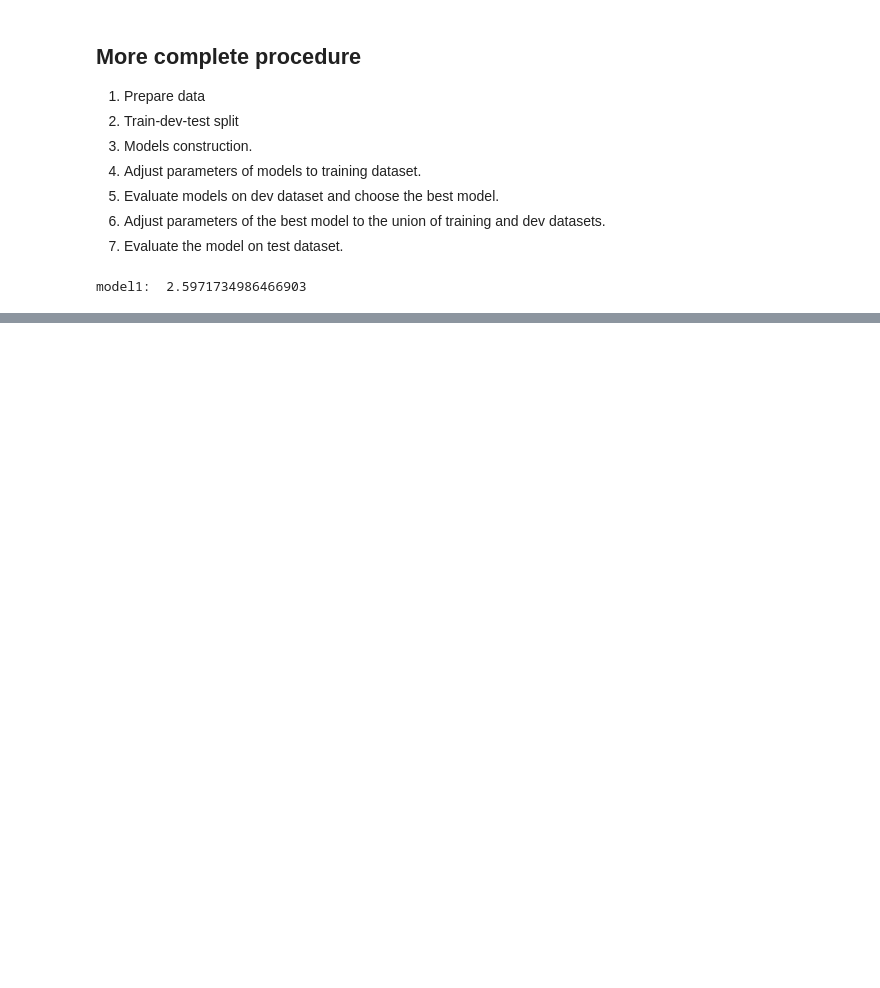
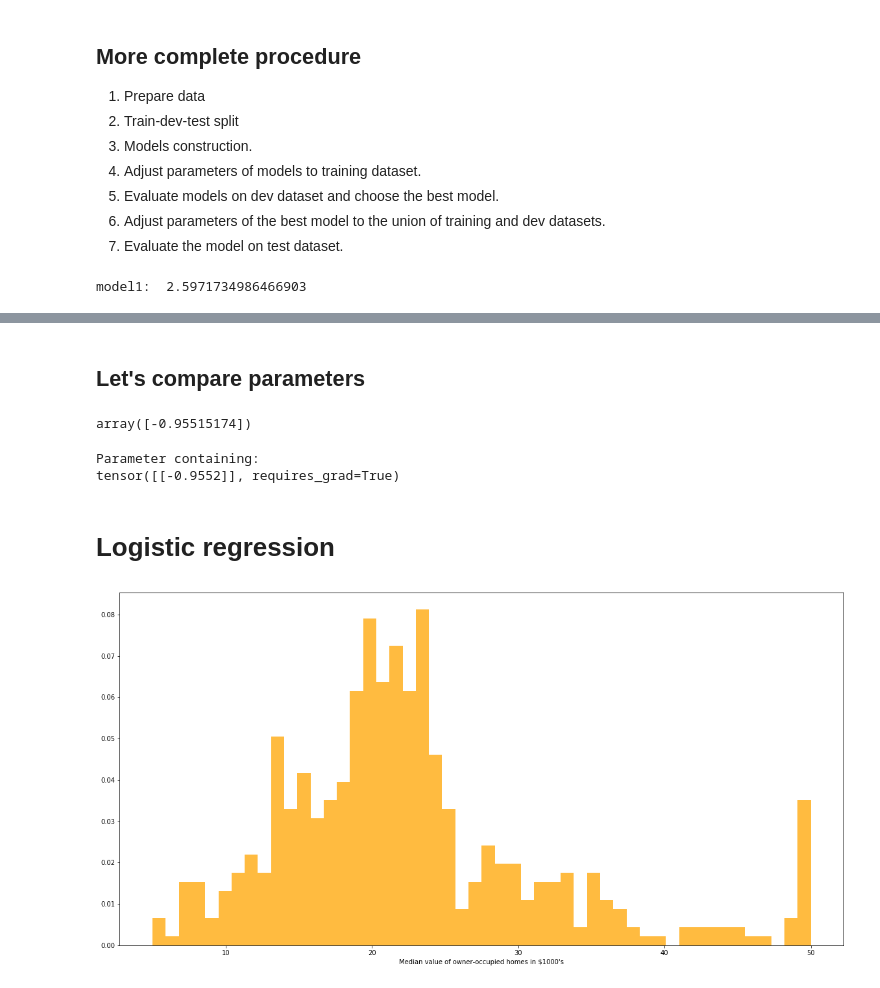
Before and after one commit to sbartek/intro-to-pytorch, a Jupyter notebook: 005-into-ml.ipynb, the cells around one changed output, grey strips where cells are left out. Saved outputs shown, nothing was run; the diff lists cells and outputs as text; code cells hidden in the pictures; blank space fills up the shorter version.

```diff
--- a/005-into-ml.ipynb
+++ b/005-into-ml.ipynb
@@ -162,0 +171,21 @@ model1:  2.5971734986466903
+# %%
+import torch
+import torch.nn as nn
+import torch.optim as optim
+import torch.nn.functional as F
+
+# translate numpy to torch's objects
+def torch_X_y(X_train, X_test, y_train, y_test):
+    X_train_torch = torch.from_numpy(X_train).float()
+    X_test_torch = torch.from_numpy(X_test).float()
+    y_train_torch = torch.tensor(y_train).float()
+    y_test_torch = torch.tensor(y_test).float()
+    return X_train_torch, X_test_torch, y_train_torch, y_test_torch
+
+# 1. Prepare data
+X = boston.data[:, [12]]
+y = boston.target
+
+# 2. Train-test split
+X_train, X_test, y_train, y_test = train_test_split(X, y, random_state=666, test_size=0.1)
+X_train_torch, X_test_torch, y_train_torch, y_test_torch = torch_X_y(X_train, X_test, y_train, y_test)
@@ -162,0 +227,19 @@ model1:  2.5971734986466903
+# %% [markdown]
+## Let's compare parameters
+# %%
+skl_linear_model.coef_
+# %% [output]
+array([-0.95515174])
+# %%
+model.weight
+# %% [output]
+Parameter containing:
+tensor([[-0.9552]], requires_grad=True)
+# %% [markdown]
+# Logistic regression
+# %%
+n, bins, patches = plt.hist(y, 50, density=1, facecolor='orange', alpha=0.75)
+plt.xlabel("Median value of owner-occupied homes in $1000's")
+plt.show()
+# %% [output]
+[figure, added]
```
Also changed, not shown: parts of 25 cells of this notebook, 2 other files.
